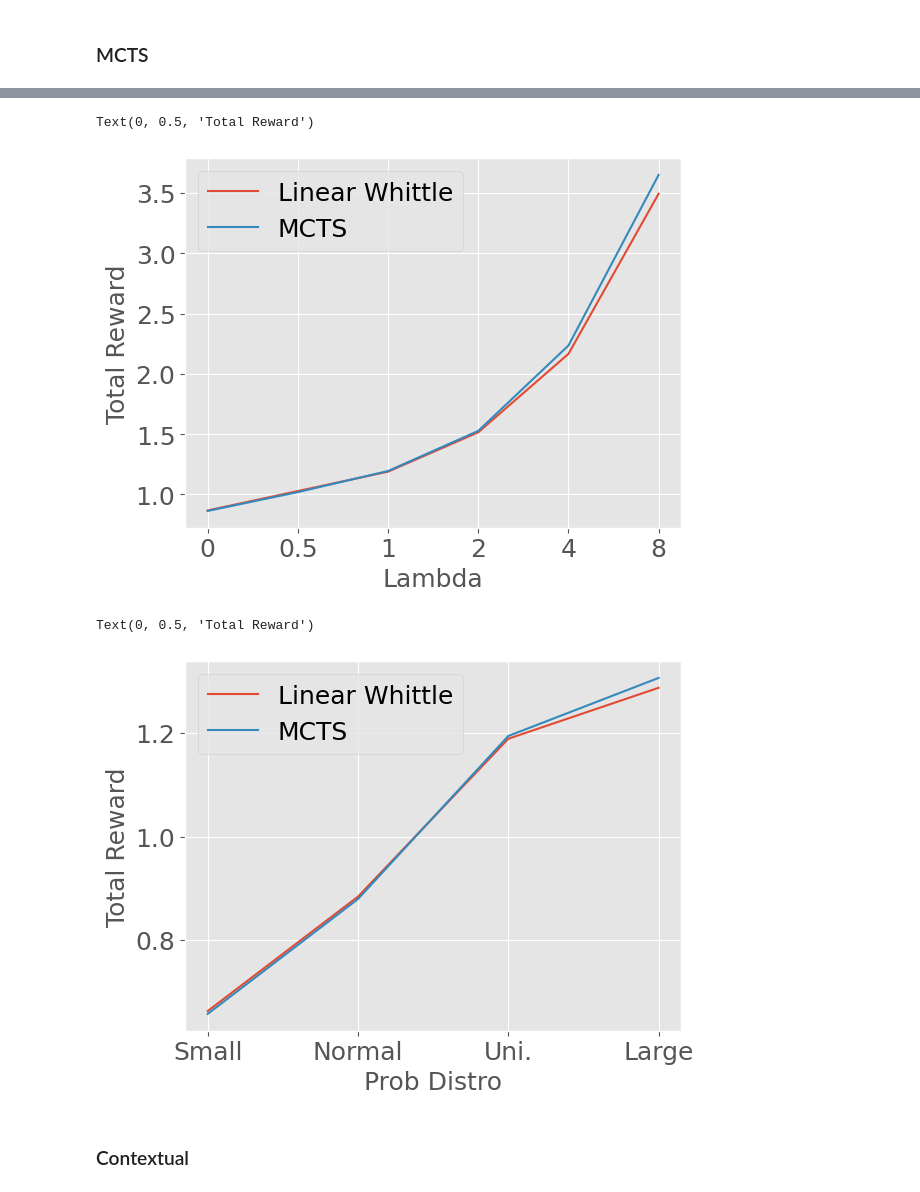
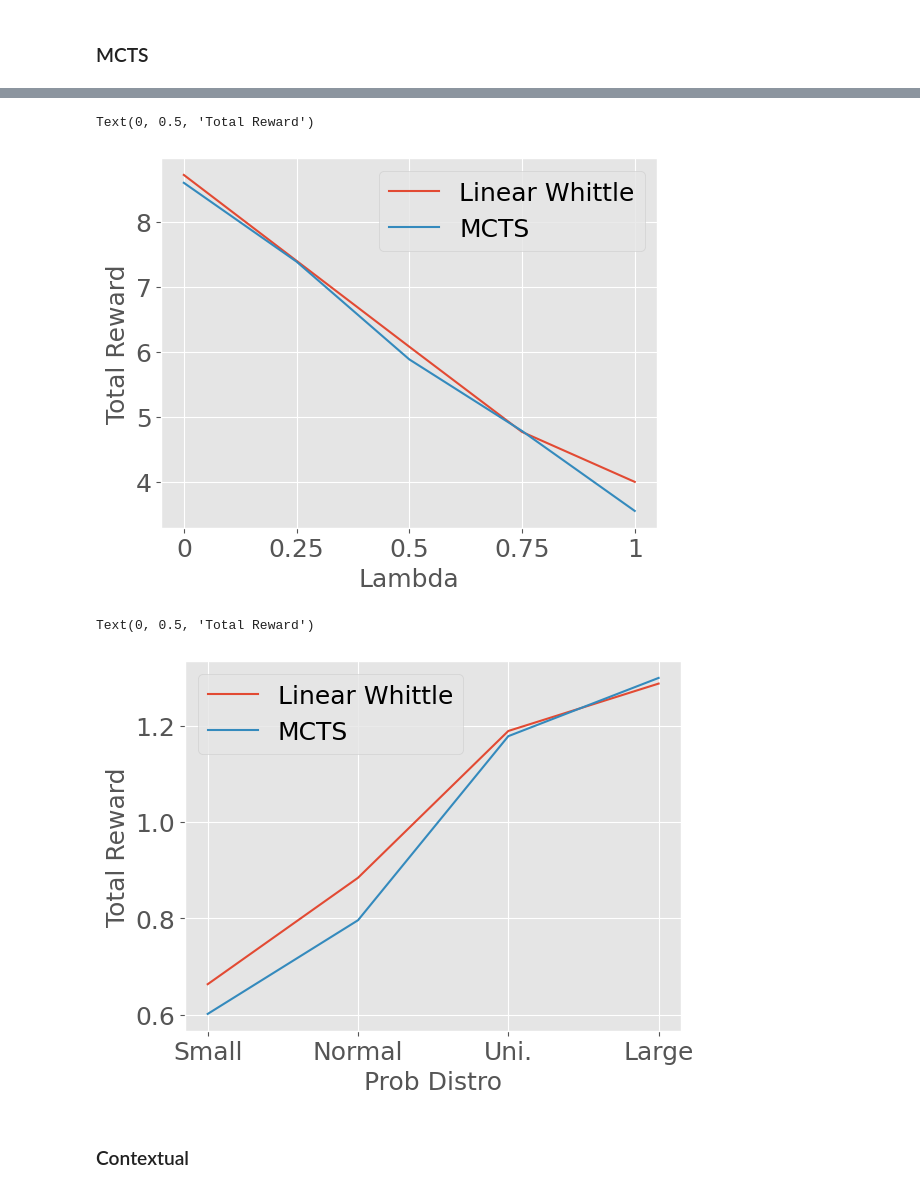
Before and after one commit to naveenr414/food-rescue-rmab, a Jupyter notebook: scripts/Plotting.ipynb, the cells around one changed output, grey strips where cells are left out. Cells and saved outputs as stored; diff of their text form; code cells hidden in the pictures.

```diff
--- a/scripts/Plotting.ipynb
+++ b/scripts/Plotting.ipynb
@@ -239,14 +244,14 @@ Text(0, 0.5, 'Total Reward')
 # %%
 method_names = ['greedy','linear_whittle','shapley_whittle','whittle_greedy']
 nice_names = ["Greedy","Linear Whittle","Shapley Whittle","Greedy Whittle"]
-lamb = [0,0.5,1,2,4,8]
+lamb = [0.0,0.25,0.5,0.75,1.0]
 
 for i,m in enumerate(method_names):
     score_by_lamb = []
     for l in lamb:
-        results = get_results_matching_parameters("semi_synthetic","",{'volunteers_per_arm': 5, 'lamb': float(l/(5*2)), 'budget': 3, 'prob_distro': 'uniform', 'n_arms': 2})
+        results = get_results_matching_parameters("semi_synthetic","",{'volunteers_per_arm': 5, 'lamb': l, 'budget': 3, 'prob_distro': 'uniform', 'n_arms': 2})
         results = aggregate_data(results)
-        score_by_lamb.append(results['{}_match'.format(m)][0] + l*results['{}_active'.format(m)][0])
+        score_by_lamb.append(results['{}_reward'.format(m)][0])
     plt.plot(list(range(len(score_by_lamb))),score_by_lamb,label=nice_names[i])
 plt.xticks(list(range(len(score_by_lamb))),labels=[str(i) for i in lamb])
 plt.legend()
@@ -264,9 +269,9 @@ prob_distro_nice = ["Small","Normal","Uni.","Large"]
 for i,m in enumerate(method_names):
     score_by_prob = []
     for p in prob_distro:
-        results = get_results_matching_parameters("semi_synthetic","",{'volunteers_per_arm': 5, 'lamb': 1/10, 'budget': 3, 'prob_distro': p, 'n_arms': 2})
+        results = get_results_matching_parameters("semi_synthetic","",{'volunteers_per_arm': 5, 'lamb': 0.5, 'budget': 3, 'prob_distro': p, 'n_arms': 2})
         results = aggregate_data(results)
-        score_by_prob.append(results['{}_match'.format(m)][0] + results['{}_active'.format(m)][0])
+        score_by_prob.append(results['{}_reward'.format(m)][0])
     plt.plot(list(range(len(score_by_prob))),score_by_prob,label=nice_names[i])
 plt.xticks(list(range(len(score_by_prob))),labels=prob_distro_nice)
 plt.legend()
@@ -285,10 +290,10 @@ n_values = [5,10,20,50,100]
 for i,m in enumerate(method_names):
     score_by_n = []
     for n in n_values:
-        results = get_results_matching_parameters("semi_synthetic_mcts","",{'volunteers_per_arm': n, 'lamb': 1/(n*2), 'budget': 3, 'prob_distro': 'uniform', 'n_arms': 2})
+        results = get_results_matching_parameters("semi_synthetic_mcts","",{'volunteers_per_arm': n, 'lamb': 0.5, 'budget': 3, 'prob_distro': 'uniform', 'n_arms': 2})
         results = aggregate_data(results)
 
-        score_by_n.append(results['{}_match'.format(m)][0] + results['{}_active'.format(m)][0])
+        score_by_n.append(results['{}_reward'.format(m)][0])
     plt.plot(n_values,score_by_n,label=nice_names[i])
 plt.legend()
 plt.xlabel("Volunteers per group")
@@ -304,7 +309,7 @@ g_values = [2,5,10,20,50,100]
 for i,m in enumerate(method_names):
     score_by_g = []
     for g in g_values:
-        results = get_results_matching_parameters("semi_synthetic_mcts","",{'volunteers_per_arm': 5, 'lamb': 1/(5*g), 'budget': 3, 'prob_distro': 'uniform', 'n_arms': g})
+        results = get_results_matching_parameters("semi_synthetic_mcts","",{'volunteers_per_arm': 5, 'lamb': 0.5, 'budget': 3, 'prob_distro': 'uniform', 'n_arms': g})
         results = aggregate_data(results)
 
         score_by_g.append(results['{}_match'.format(m)][0] + results['{}_active'.format(m)][0])
@@ -337,22 +342,22 @@ Text(0, 0.5, 'Total Reward')
 # %%
 method_names = ['linear_whittle','mcts']
 nice_names = ["Linear Whittle","MCTS"]
-lamb = [0,0.5,1,2,4,8]
+lamb = [0,0.25,0.5,0.75,1]
 
 for i,m in enumerate(method_names):
     score_by_lamb = []
     for l in lamb:
-        results = get_results_matching_parameters("semi_synthetic_mcts","",{'volunteers_per_arm': 5, 'lamb': float(l/(5*2)), 'budget': 3, 'prob_distro': 'uniform', 'n_arms': 2})
+        results = get_results_matching_parameters("semi_synthetic_mcts","",{'volunteers_per_arm': 5, 'lamb': l, 'budget': 3, 'prob_distro': 'uniform', 'n_arms': 2})
         results = aggregate_data(results)
-        score_by_lamb.append(results['{}_match'.format(m)][0] + l*results['{}_active'.format(m)][0])
+        score_by_lamb.append(results['{}_reward'.format(m)][0])
     plt.plot(list(range(len(score_by_lamb))),score_by_lamb,label=nice_names[i])
 plt.xticks(list(range(len(score_by_lamb))),labels=[str(i) for i in lamb])
 plt.legend()
 plt.xlabel("Lambda")
 plt.ylabel("Total Reward")
 # %% [output]
 Text(0, 0.5, 'Total Reward')
-[figure, old version]
+[figure, new version]
 # %%
 method_names = ['linear_whittle','mcts']
 nice_names = ["Linear Whittle","MCTS"]
@@ -362,7 +367,7 @@ prob_distro_nice = ["Small","Normal","Uni.","Large"]
 for i,m in enumerate(method_names):
     score_by_prob = []
     for p in prob_distro:
-        results = get_results_matching_parameters("semi_synthetic_mcts","",{'volunteers_per_arm': 5, 'lamb': 1/10, 'budget': 3, 'prob_distro': p, 'n_arms': 2})
+        results = get_results_matching_parameters("semi_synthetic_mcts","",{'volunteers_per_arm': 5, 'lamb': 0.5, 'budget': 3, 'prob_distro': p, 'n_arms': 2})
         results = aggregate_data(results)
         score_by_prob.append(results['{}_match'.format(m)][0] + results['{}_active'.format(m)][0])
     plt.plot(list(range(len(score_by_prob))),score_by_prob,label=nice_names[i])
@@ -372,7 +377,7 @@ plt.xlabel("Prob Distro")
 plt.ylabel("Total Reward")
 # %% [output]
 Text(0, 0.5, 'Total Reward')
-[figure, old version]
+[figure, new version]
 # %% [markdown]
 ### Contextual
 # %%
```
Also changed, not shown: parts of 14 cells of this notebook, 13 other files.
